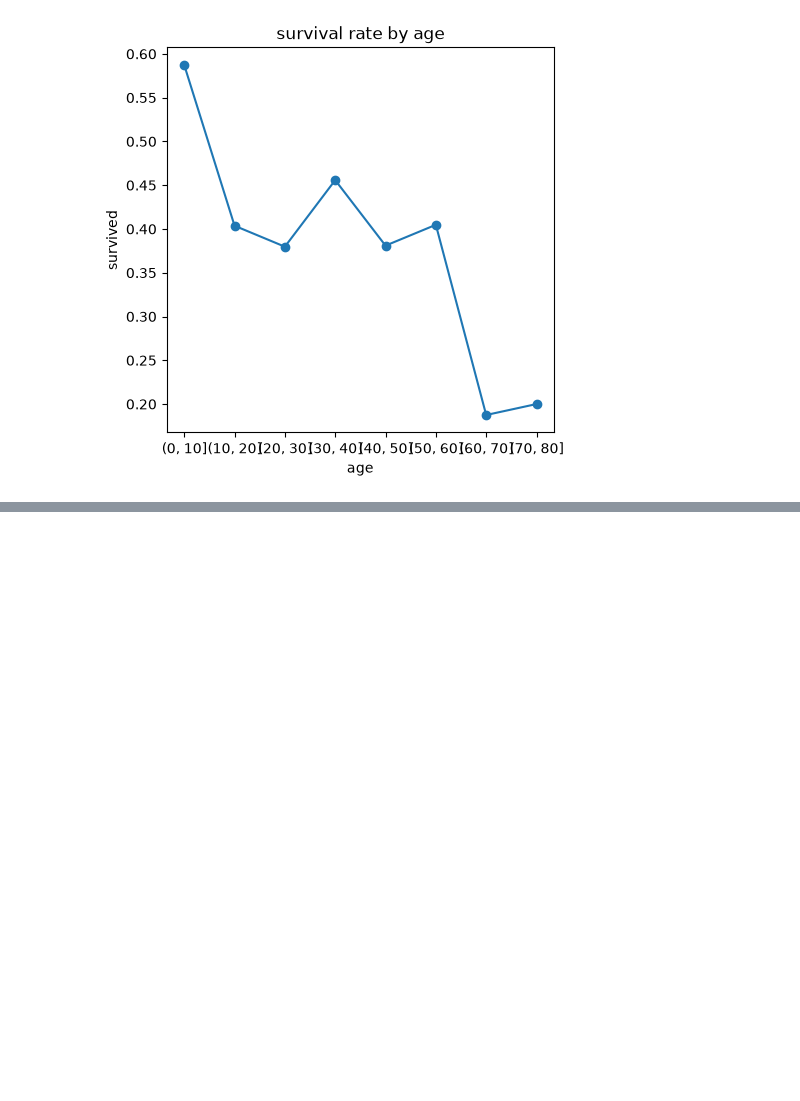
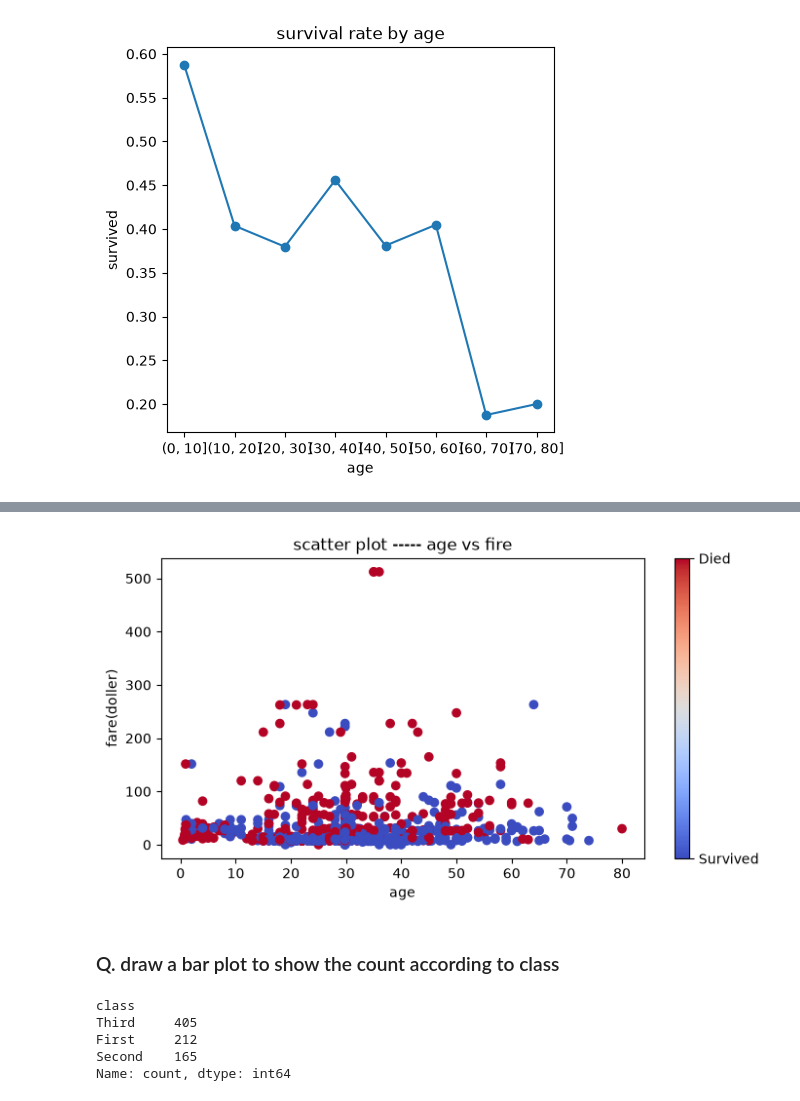
Before and after one commit to Sumit-Rajak99/Matplotlib-learning, a Jupyter notebook: class2.ipynb, the cells around one changed output, grey strips where cells are left out. Saved outputs shown, nothing was run; the diff lists cells and outputs as text; code cells hidden in the pictures; blank space fills up the shorter version.

```diff
--- a/class2.ipynb
+++ b/class2.ipynb
@@ -216,0 +255,25 @@ plt.show()
+# %%
+plt.subplots(figsize=(8,4))
+sc=plt.scatter(df['age'],df['fare'],c=df['survived'],cmap='coolwarm')
+
+plt.title('scatter plot ----- age vs fire')
+plt.xlabel('age')
+plt.ylabel('fare(doller)')
+cbar=plt.colorbar(sc)
+cbar.set_ticks([1,0])
+cbar.set_ticklabels(['Died','Survived'])
+
+plt.show()
+# %% [output]
+[figure, added]
+# %% [markdown]
+### Q. draw a bar plot to show the count according to class
+# %%
+sc=df['class'].value_counts()
+sc
+# %% [output]
+class
+Third     405
+First     212
+Second    165
+Name: count, dtype: int64
```
Also changed, not shown: parts of 11 cells of this notebook.
